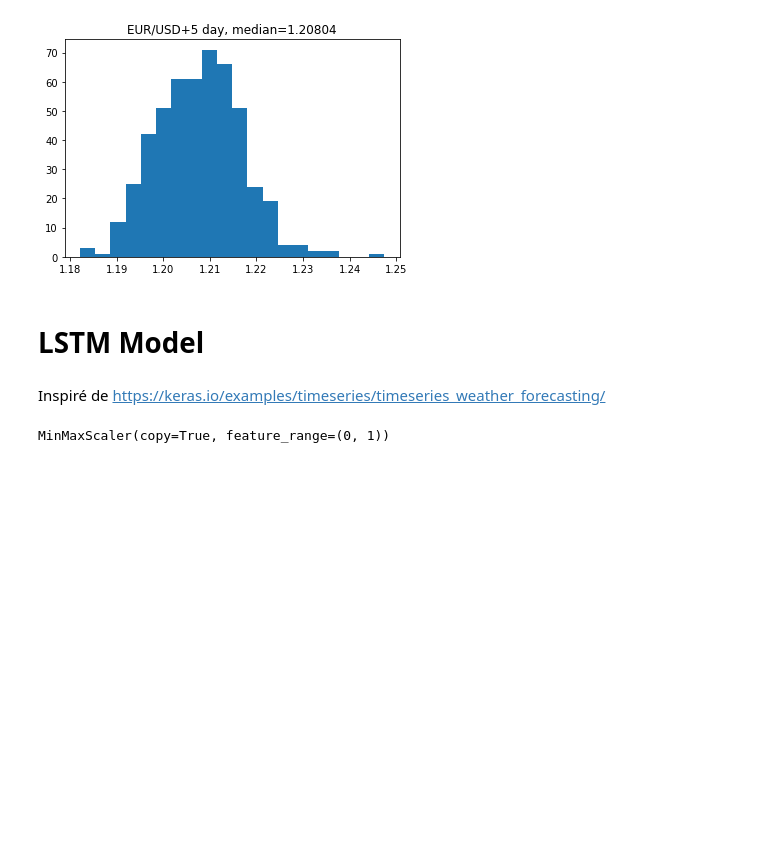
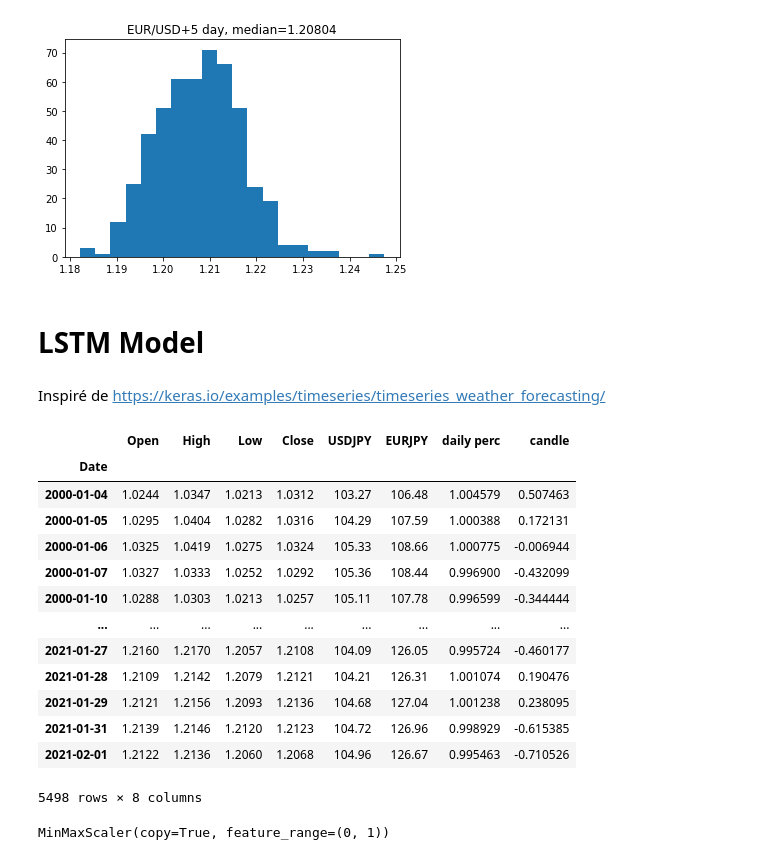
Before and after one commit to Smartsie/Invest, a Jupyter notebook: Invest_with_Currency.ipynb, the cells around one changed output. Saved outputs shown, nothing was run; the diff lists cells and outputs as text; code cells hidden in the pictures; blank space fills up the shorter version.

```diff
--- a/Invest_with_Currency.ipynb
+++ b/Invest_with_Currency.ipynb
@@ -413,6 +413,23 @@ def visualize_loss(history, title):
     plt.ylabel("Loss")
     plt.legend()
     plt.show()
+# %%
+data
+# %% [output]
+|  | Open | High | Low | Close | USDJPY | EURJPY | daily perc | candle |
+| Date |  |  |  |  |  |  |  |  |
+| 2000-01-04 | 1.0244 | 1.0347 | 1.0213 | 1.0312 | 103.27 | 106.48 | 1.004579 | 0.507463 |
+| 2000-01-05 | 1.0295 | 1.0404 | 1.0282 | 1.0316 | 104.29 | 107.59 | 1.000388 | 0.172131 |
+| 2000-01-06 | 1.0325 | 1.0419 | 1.0275 | 1.0324 | 105.33 | 108.66 | 1.000775 | -0.006944 |
+| 2000-01-07 | 1.0327 | 1.0333 | 1.0252 | 1.0292 | 105.36 | 108.44 | 0.996900 | -0.432099 |
+| 2000-01-10 | 1.0288 | 1.0303 | 1.0213 | 1.0257 | 105.11 | 107.78 | 0.996599 | -0.344444 |
+| ... | ... | ... | ... | ... | ... | ... | ... | ... |
+| 2021-01-27 | 1.2160 | 1.2170 | 1.2057 | 1.2108 | 104.09 | 126.05 | 0.995724 | -0.460177 |
+| 2021-01-28 | 1.2109 | 1.2142 | 1.2079 | 1.2121 | 104.21 | 126.31 | 1.001074 | 0.190476 |
+| 2021-01-29 | 1.2121 | 1.2156 | 1.2093 | 1.2136 | 104.68 | 127.04 | 1.001238 | 0.238095 |
+| 2021-01-31 | 1.2139 | 1.2146 | 1.2120 | 1.2123 | 104.72 | 126.96 | 0.998929 | -0.615385 |
+| 2021-02-01 | 1.2122 | 1.2136 | 1.2060 | 1.2068 | 104.96 | 126.67 | 0.995463 | -0.710526 |
+5498 rows × 8 columns
 # %%
 scalerX=MinMaxScaler()
 scalery=MinMaxScaler()
```
Also changed, not shown: parts of 19 cells of this notebook.
